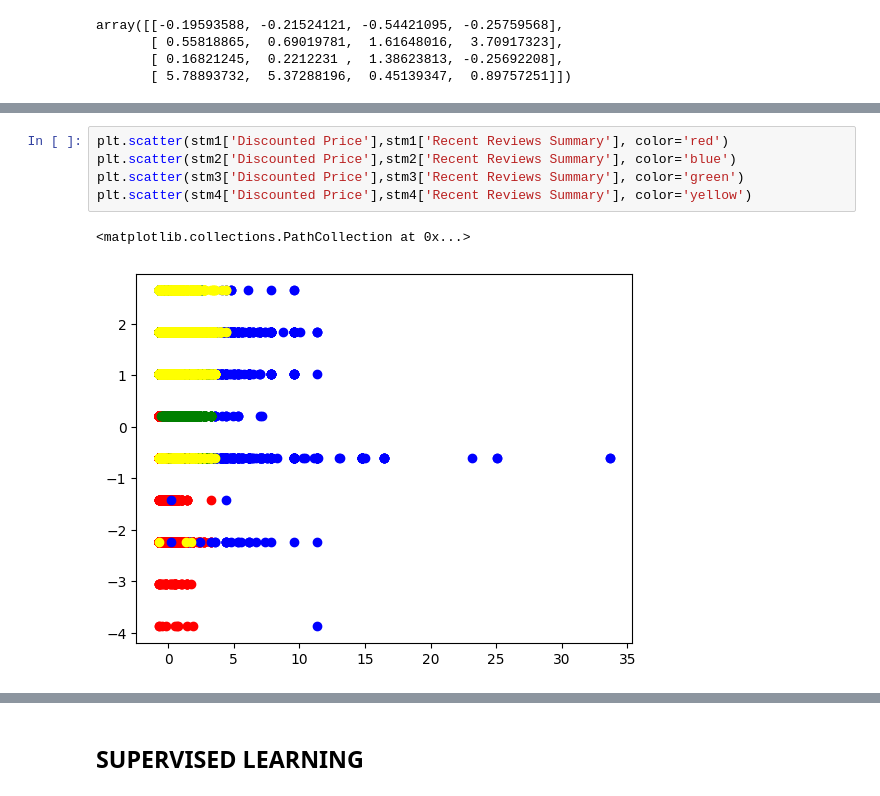
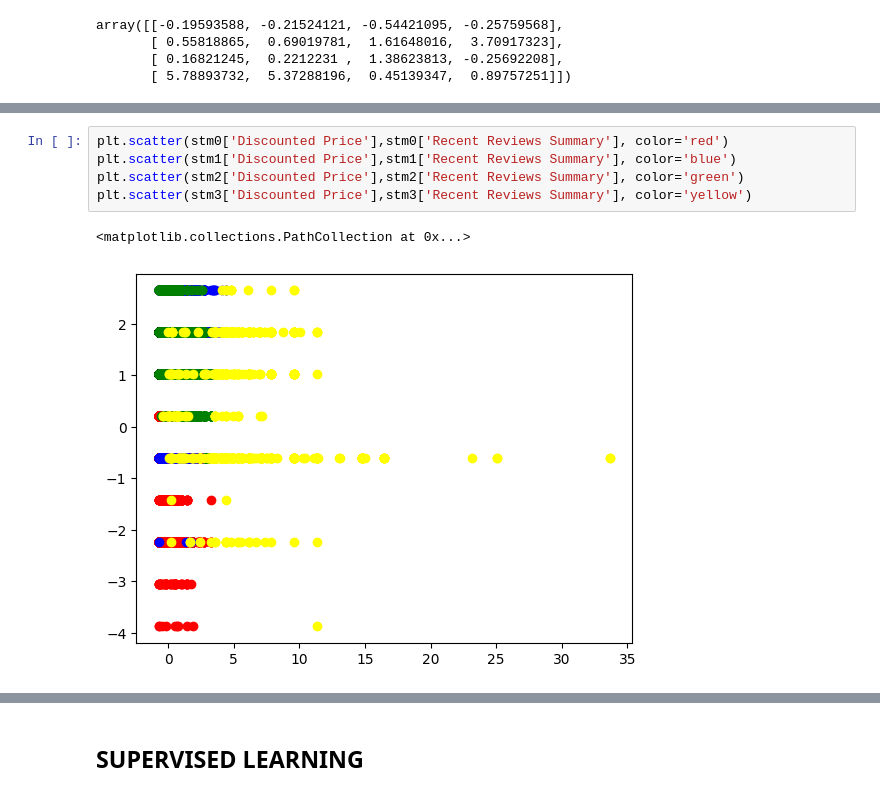
Before and after one commit to Somphone-Isabelle/MachineLearningProject, a Jupyter notebook: ml_project (2).ipynb, the cells around one changed output, grey strips where cells are left out. Cells and saved outputs as stored; diff of their text form.

```diff
--- a/ml_project (2).ipynb
+++ b/ml_project (2).ipynb
@@ -387,9 +413,9 @@ plt.scatter(stm4['Original Price'],stm4['Recent Reviews Summary'], color='yellow
 # %%
-plt.scatter(stm1['Discounted Price'],stm1['Recent Reviews Summary'], color='red')
-plt.scatter(stm2['Discounted Price'],stm2['Recent Reviews Summary'], color='blue')
-plt.scatter(stm3['Discounted Price'],stm3['Recent Reviews Summary'], color='green')
-plt.scatter(stm4['Discounted Price'],stm4['Recent Reviews Summary'], color='yellow')
+plt.scatter(stm0['Discounted Price'],stm0['Recent Reviews Summary'], color='red')
+plt.scatter(stm1['Discounted Price'],stm1['Recent Reviews Summary'], color='blue')
+plt.scatter(stm2['Discounted Price'],stm2['Recent Reviews Summary'], color='green')
+plt.scatter(stm3['Discounted Price'],stm3['Recent Reviews Summary'], color='yellow')
 # %% [output]
 <matplotlib.collections.PathCollection at 0x...>
-[figure, old version]
+[figure, new version]
 # %%
```
Also changed, not shown: parts of 19 cells of this notebook.
